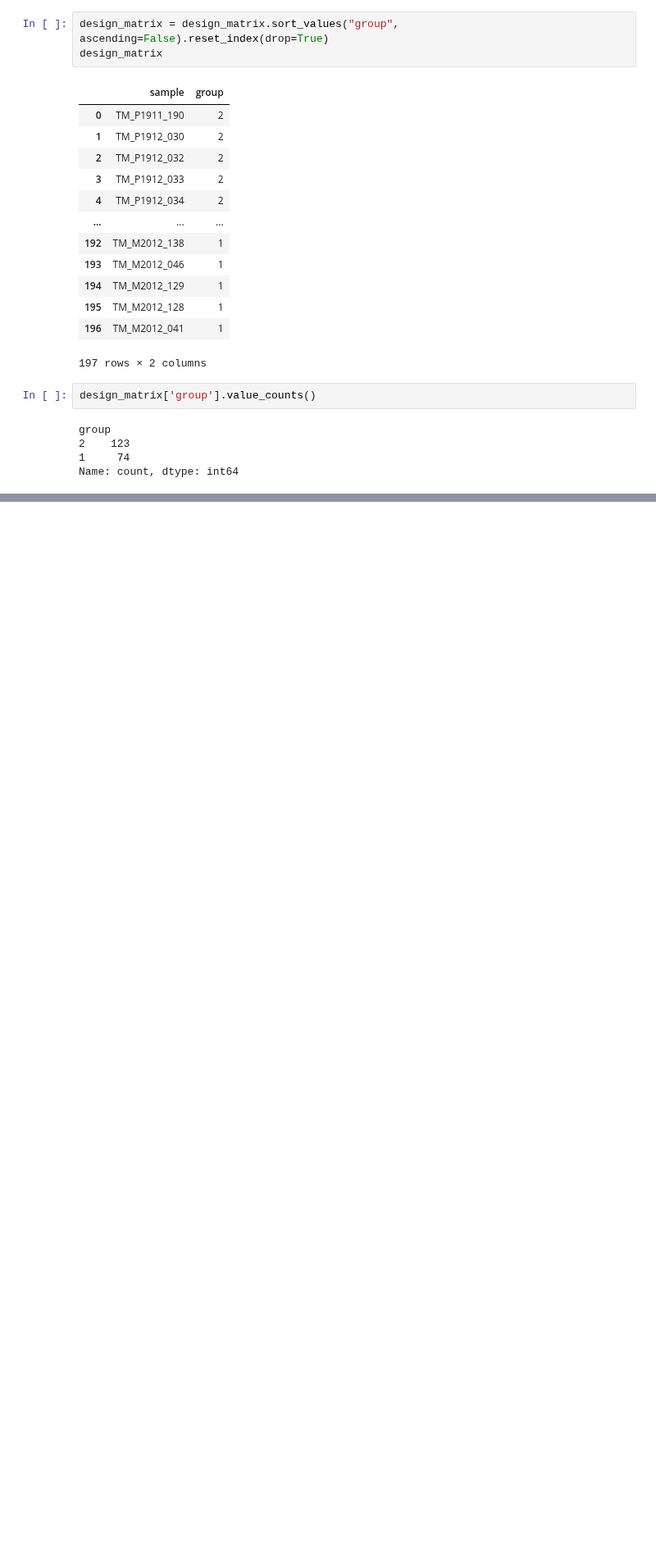
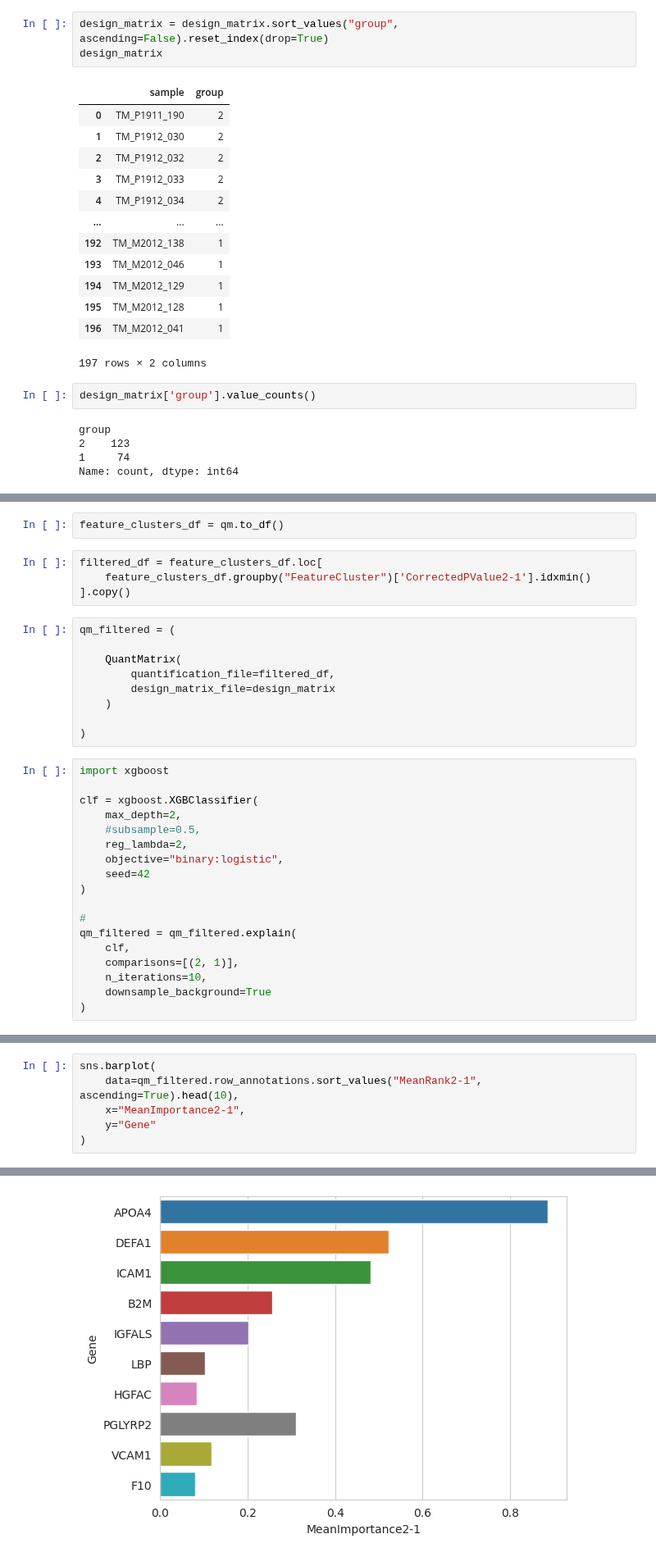
Before and after one commit to InfectionMedicineProteomics/DPKS, a Jupyter notebook: notebooks/cluster_features.ipynb, the cells around one changed output, grey strips where cells are left out. Shown at 82% size. Drawn from its saved outputs; the diff is of its cells as text; blank space fills up the shorter version.

```diff
--- a/notebooks/cluster_features.ipynb
+++ b/notebooks/cluster_features.ipynb
@@ -140,0 +114,33 @@ qm.row_annotations['FeatureCluster'].min()
+# %%
+feature_clusters_df = qm.to_df()
+# %%
+filtered_df = feature_clusters_df.loc[
+    feature_clusters_df.groupby("FeatureCluster")['CorrectedPValue2-1'].idxmin()
+].copy()
+# %%
+qm_filtered = (
+
+    QuantMatrix(
+        quantification_file=filtered_df,
+        design_matrix_file=design_matrix
+    )
+
+)
+# %%
+import xgboost
+
+clf = xgboost.XGBClassifier(
+    max_depth=2,
+    #subsample=0.5,
+    reg_lambda=2,
+    objective="binary:logistic",
+    seed=42
+)
+
+#
+qm_filtered = qm_filtered.explain(
+    clf,
+    comparisons=[(2, 1)],
+    n_iterations=10,
+    downsample_background=True
+)
@@ -140,0 +161,7 @@ qm.row_annotations['FeatureCluster'].min()
+# %%
+sns.barplot(
+    data=qm_filtered.row_annotations.sort_values("MeanRank2-1", ascending=True).head(10),
+    x="MeanImportance2-1",
+    y="Gene"
+)
+# %% [output]
@@ -140,0 +169 @@ qm.row_annotations['FeatureCluster'].min()
+[figure, added]
```
Also changed, not shown: parts of 26 cells of this notebook, 1 other file.
